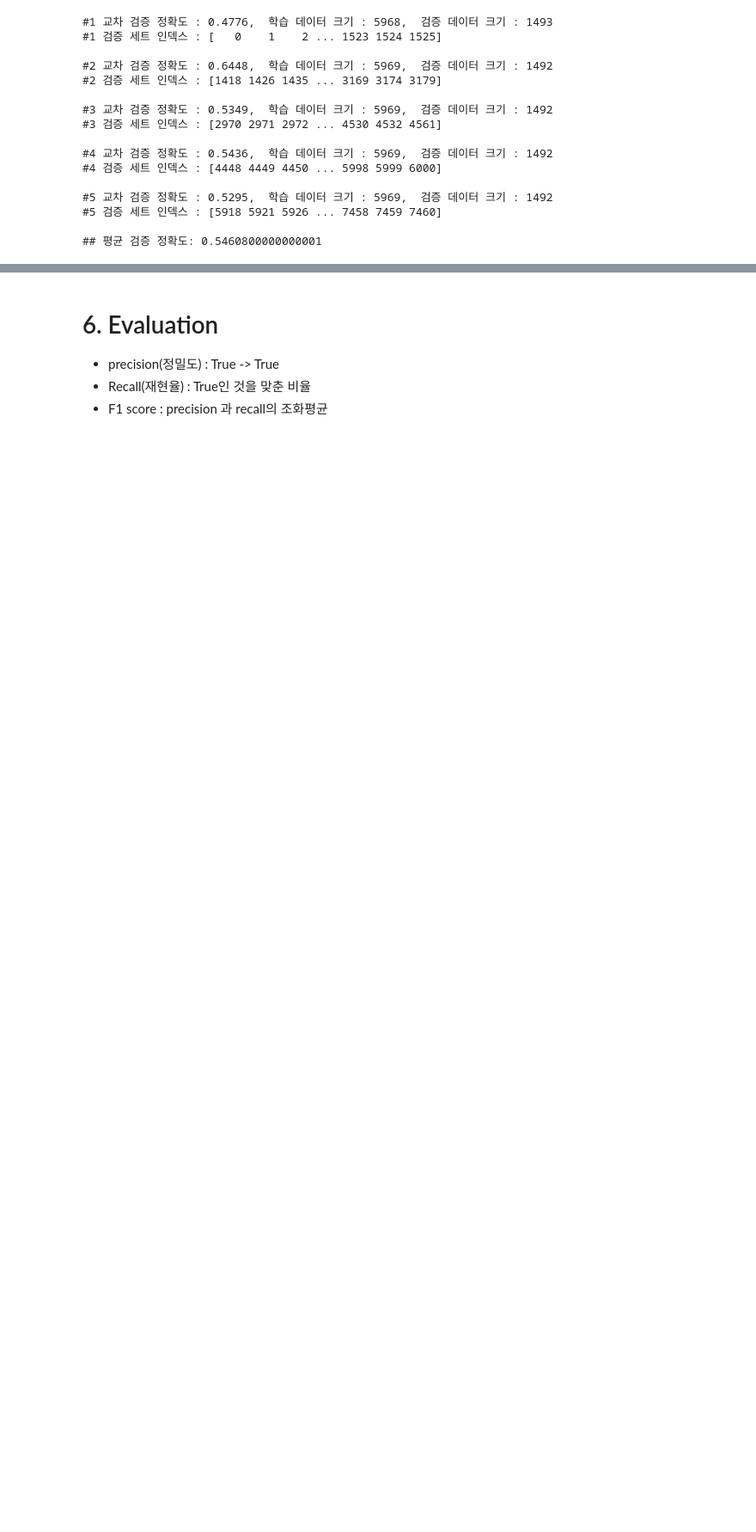
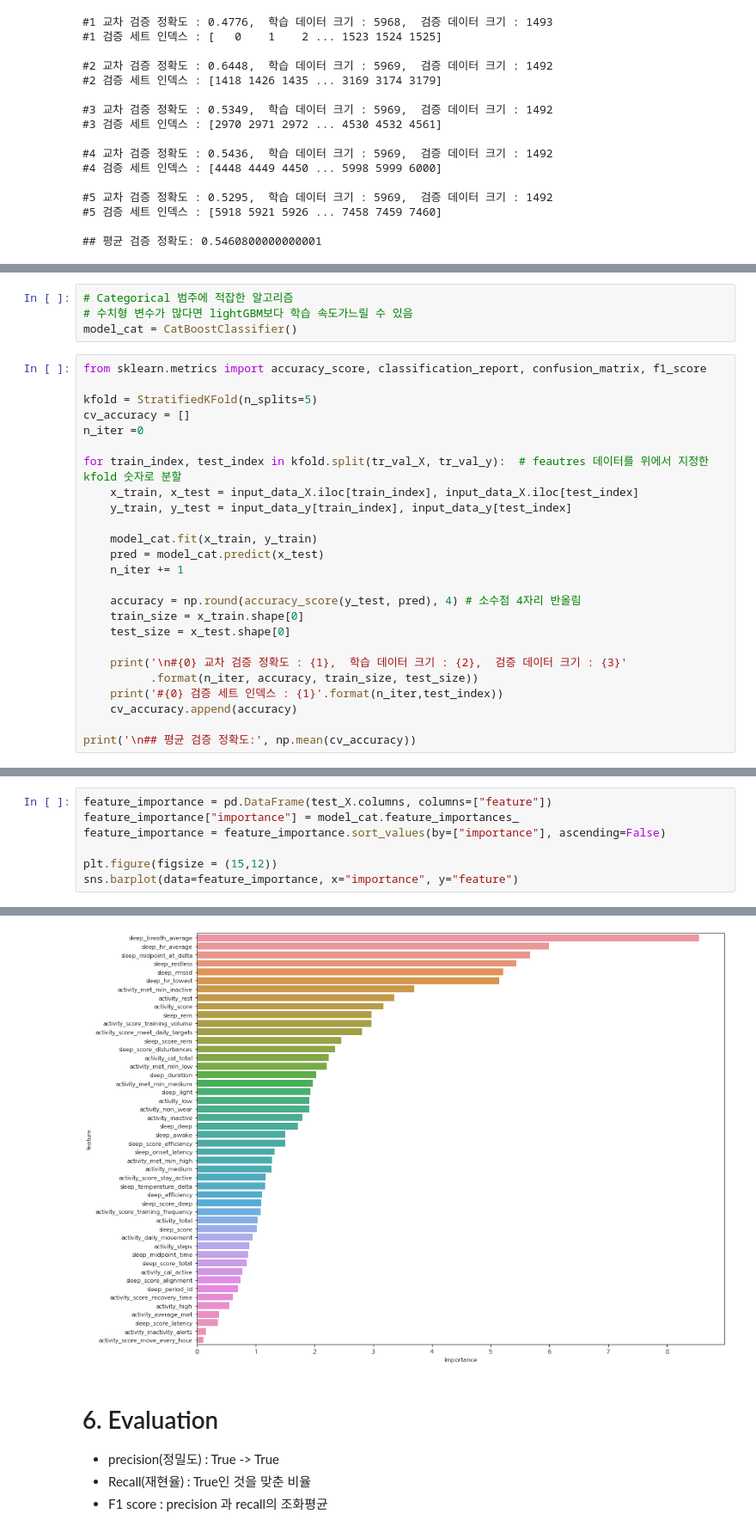
Before and after one commit to NumpyGonHey/Dementia_clf, a Jupyter notebook: dolphin/baseline_experiment.ipynb, the cells around one changed output, grey strips where cells are left out. Shown at 86% size. Cells and saved outputs as stored; diff of their text form; blank space fills up the shorter version.

```diff
--- a/dolphin/baseline_experiment.ipynb
+++ b/dolphin/baseline_experiment.ipynb
@@ -624,0 +683,29 @@ print(classification_report(test_y, pred_lgbm))
+# %%
+# Categorical 범주에 적잡한 알고리즘
+# 수치형 변수가 많다면 lightGBM보다 학습 속도가느릴 수 있음
+model_cat = CatBoostClassifier()
+# %%
+from sklearn.metrics import accuracy_score, classification_report, confusion_matrix, f1_score
+
+kfold = StratifiedKFold(n_splits=5)
+cv_accuracy = []
+n_iter =0
+
+for train_index, test_index in kfold.split(tr_val_X, tr_val_y):  # feautres 데이터를 위에서 지정한 kfold 숫자로 분할
+    x_train, x_test = input_data_X.iloc[train_index], input_data_X.iloc[test_index]
+    y_train, y_test = input_data_y[train_index], input_data_y[test_index]
+
+    model_cat.fit(x_train, y_train)
+    pred = model_cat.predict(x_test)
+    n_iter += 1
+
+    accuracy = np.round(accuracy_score(y_test, pred), 4) # 소수점 4자리 반올림
+    train_size = x_train.shape[0]
+    test_size = x_test.shape[0]
+
+    print('\n#{0} 교차 검증 정확도 : {1},  학습 데이터 크기 : {2},  검증 데이터 크기 : {3}'
+          .format(n_iter, accuracy, train_size, test_size))
+    print('#{0} 검증 세트 인덱스 : {1}'.format(n_iter,test_index))
+    cv_accuracy.append(accuracy)
+
+print('\n## 평균 검증 정확도:', np.mean(cv_accuracy))
@@ -624,0 +745,8 @@ print(classification_report(test_y, pred_lgbm))
+# %%
+feature_importance = pd.DataFrame(test_X.columns, columns=["feature"])
+feature_importance["importance"] = model_cat.feature_importances_
+feature_importance = feature_importance.sort_values(by=["importance"], ascending=False)
+
+plt.figure(figsize = (15,12))
+sns.barplot(data=feature_importance, x="importance", y="feature")
+# %% [output]
@@ -625,3 +754,4 @@ print(classification_report(test_y, pred_lgbm))
+[figure, added]
 # %% [markdown]
 # 6. Evaluation
 
```
Also changed, not shown: parts of 23 cells of this notebook.
